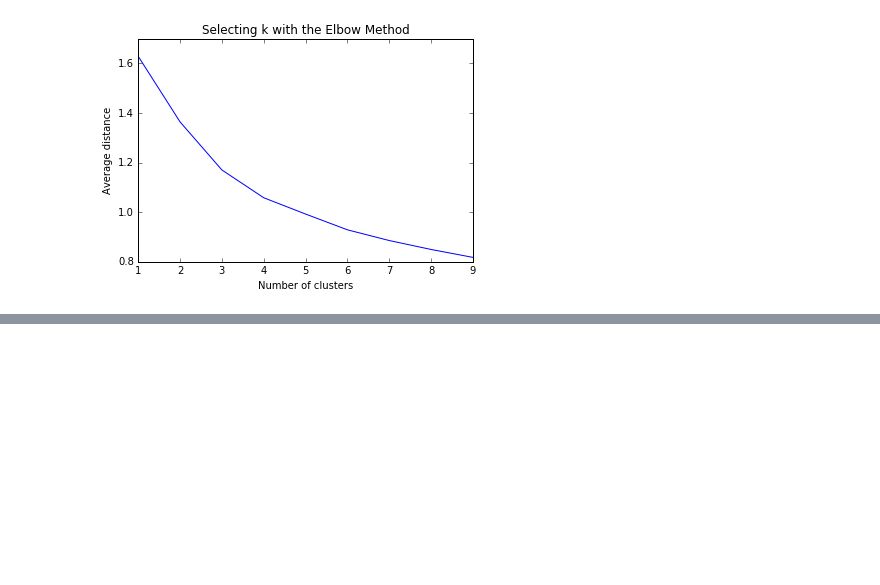
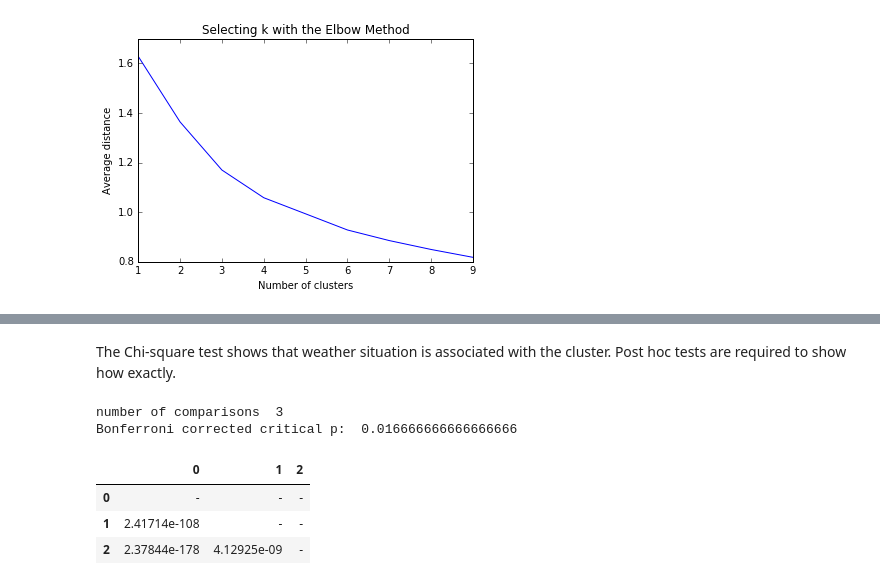
Before and after one commit to herwinvw/MachineLearningCourse, a Jupyter notebook: k-means.ipynb, the cells around one changed output, grey strips where cells are left out. Saved outputs shown, nothing was run; the diff lists cells and outputs as text; code cells hidden in the pictures; blank space fills up the shorter version.

```diff
--- a/k-means.ipynb
+++ b/k-means.ipynb
@@ -151,0 +156,6 @@ pandas.crosstab(sub1.season, sub1.cluster)
+# %%
+ct = pandas.crosstab(sub1.weathersit, sub1.cluster)
+print(ct)
+colsum=ct.sum(axis=0)
+colpct=ct/colsum
+print(colpct)
@@ -151,0 +187,24 @@ pandas.crosstab(sub1.season, sub1.cluster)
+# %% [markdown]
+The Chi-square test shows that weather situation is associated with the cluster. Post hoc tests are required to show how exactly.
+# %%
+numcomparisons = 0
+table = pandas.DataFrame('-',index=range(0,3),columns=range(0,3))
+for i in range(0,3):
+    for j in range(i+1,3):
+        sub2 = sub1[(sub1['cluster'] == i) | (sub1['cluster'] == j)]
+        ct = pandas.crosstab(sub2.weathersit, sub2.cluster)
+        chi2, p, dof, ex = scipy.stats.chi2_contingency(ct)
+        numcomparisons = numcomparisons+1
+        table.iloc[j,i] = p
+
+print("number of comparisons ",numcomparisons)
+pcritical = 0.05/numcomparisons
+print("Bonferroni corrected critical p: ",pcritical)
+table
+# %% [output]
+number of comparisons  3
+Bonferroni corrected critical p:  0.016666666666666666
+|  | 0 | 1 | 2 |
+| 0 | - | - | - |
+| 1 | 2.41714e-108 | - | - |
+| 2 | 2.37844e-178 | 4.12925e-09 | - |
```
Also changed, not shown: parts of 30 cells of this notebook.
